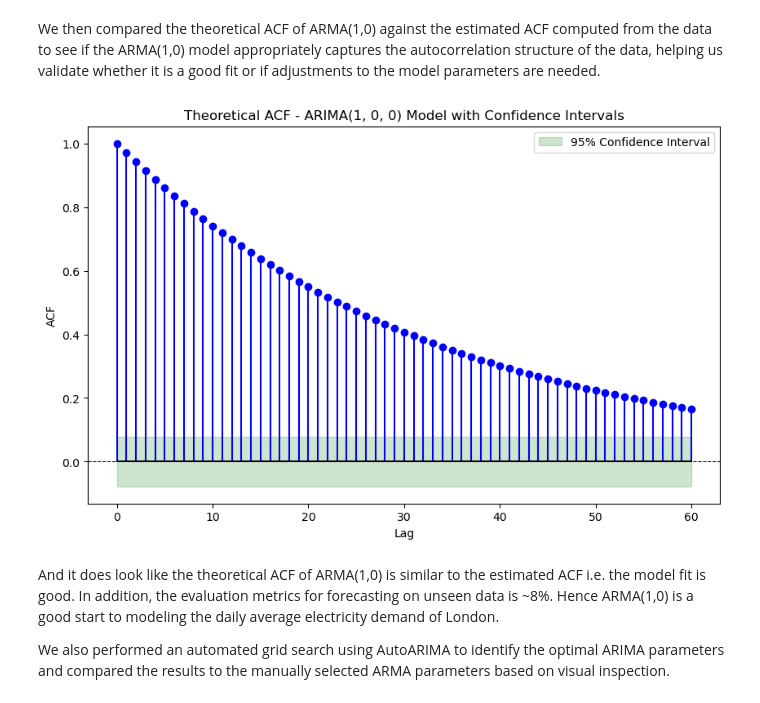
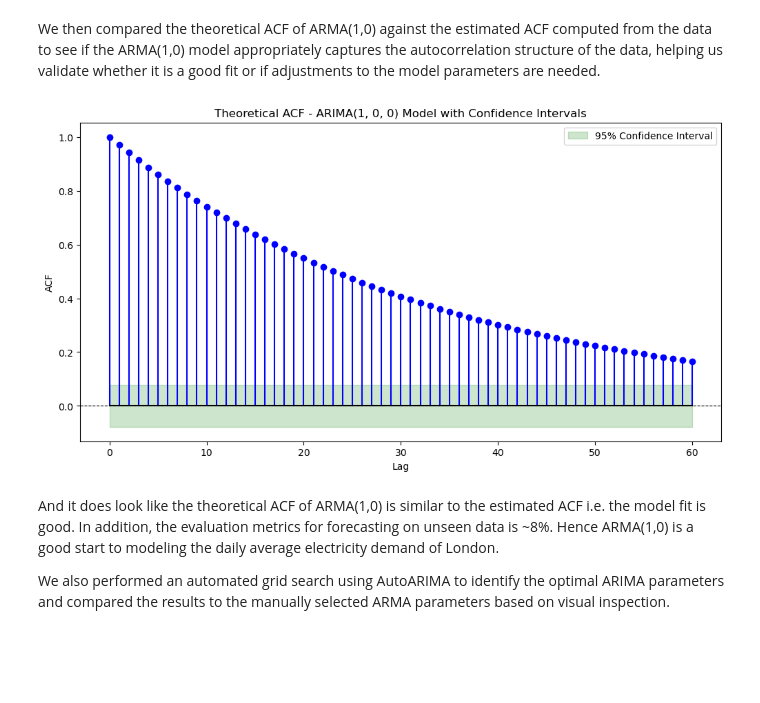
Before and after one commit to chowfi/electricity_demand_forecasting, a Jupyter notebook: notebooks/models.ipynb, the cells around one changed output. Saved outputs shown, nothing was run; the diff lists cells and outputs as text; code cells hidden in the pictures; blank space fills up the shorter version.

```diff
--- a/notebooks/models.ipynb
+++ b/notebooks/models.ipynb
@@ -325,31 +327,31 @@ We then compared the theoretical ACF of ARMA(1,0) against the estimated ACF comp
 # %%
 ar_params = fitted_model.arparams
 ma_params = fitted_model.maparams
 
 arma_process = ArmaProcess(np.r_[1, -ar_params], np.r_[1, ma_params])
 
 n_lags = 60
 theoretical_acf = arma_process.acf(lags=n_lags + 1)
 
 n_samples = len(train_series)
 conf_interval = 2 / np.sqrt(n_samples)
 
-plt.figure(figsize=(10, 6))
+plt.figure(figsize=(12, 6))
 plt.stem(range(n_lags + 1), theoretical_acf, linefmt='b-', basefmt='k', markerfmt='bo', use_line_collection=True)
 plt.axhline(y=0, color='k', linestyle='--', linewidth=0.8)
 plt.fill_between(
     range(n_lags + 1),
     -conf_interval,
     conf_interval,
     color='green', alpha=0.2, label="95% Confidence Interval"
 )
 plt.title("Theoretical ACF - ARIMA(1, 0, 0) Model with Confidence Intervals")
 plt.xlabel("Lag")
 plt.ylabel("ACF")
 plt.legend()
 plt.show()
 # %% [output]
-[figure, old version]
+[figure, new version]
 # %% [markdown]
 And it does look like the theoretical ACF of ARMA(1,0) is similar to the estimated ACF i.e. the model fit is good. In addition, the evaluation metrics for forecasting on unseen data is ~8%. Hence ARMA(1,0) is a good start to modeling the daily average electricity demand of London.
 
```
Also changed, not shown: parts of 8 cells of this notebook.
